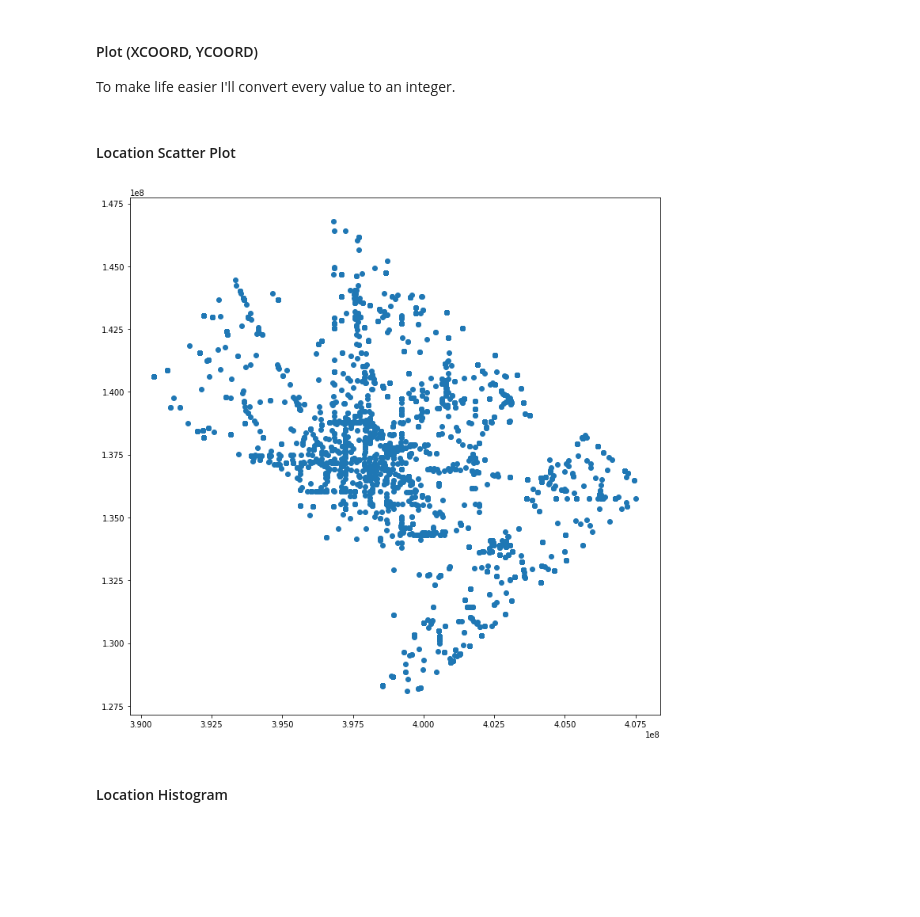
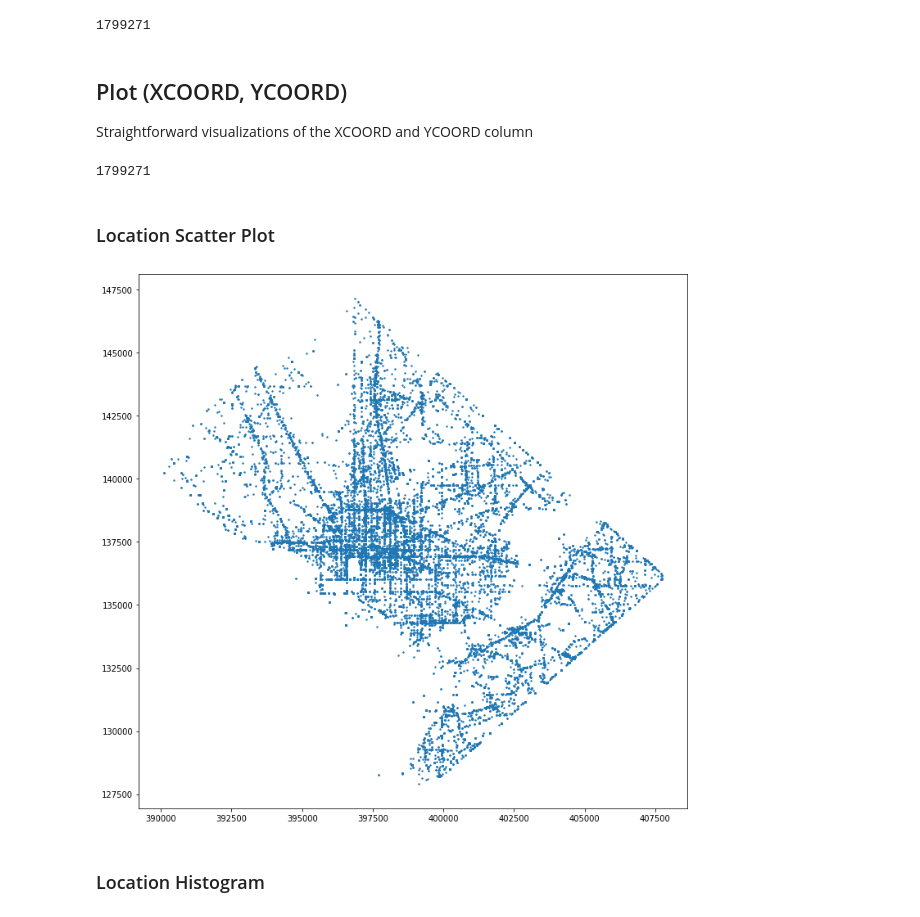
Before and after one commit to BryanCoxwell/DC_Moving_Violations, a Jupyter notebook: Moving_Violations_DC.ipynb, the cells around one changed output. Cells and saved outputs as stored; diff of their text form; code cells hidden in the pictures; blank space fills up the shorter version.

Commit message:
Add data

```diff
--- a/Moving_Violations_DC.ipynb
+++ b/Moving_Violations_DC.ipynb
@@ -23,0 +13,5 @@ moving_violations_dataset.head()
+# %%
+data_files = glob.glob("data/*.csv")
+moving_violations_dataset = pd.concat((pd.read_csv(f, low_memory=False) for f in data_files))
+# Remove rows without X, Y coords for now
+moving_violations_dataset.dropna(subset=['XCOORD', 'YCOORD'], how='all', inplace=True)
@@ -24,12 +36,13 @@ moving_violations_dataset.head()
+# %%
+len(moving_violations_dataset)
+# %% [output]
+1799271
 # %% [markdown]
-#### Plot (XCOORD, YCOORD)
-To make life easier I'll convert every value to an integer.
+## Plot (XCOORD, YCOORD)
+Straightforward visualizations of the XCOORD and YCOORD column
 # %%
-def as_int(coord):
-    return int(coord*1000)
-
-x = moving_violations_dataset["XCOORD"].dropna().map(as_int)
-y = moving_violations_dataset["YCOORD"].dropna().map(as_int)
+x = moving_violations_dataset["XCOORD"]
+y = moving_violations_dataset["YCOORD"]
 
 FIG_WIDTH = 12
 FIG_HEIGHT = 12
@@ -37,12 +50,16 @@ FIG_HEIGHT = 12
 def draw(func, *args, **kwargs):
     plt.figure(figsize=(FIG_WIDTH, FIG_HEIGHT))
     func(*args, **kwargs)
+
+print(len(x))
+# %% [output]
+1799271
 # %% [markdown]
-#### Location Scatter Plot
+### Location Scatter Plot
 # %%
-draw(plt.scatter, x, y)
+draw(plt.scatter, x, y, s=2)
 # %% [output]
-[figure, old version]
+[figure, new version]
 # %% [markdown]
-#### Location Histogram
+### Location Histogram
 # %%
```
Also changed, not shown: parts of 16 cells of this notebook, 4 other files.
